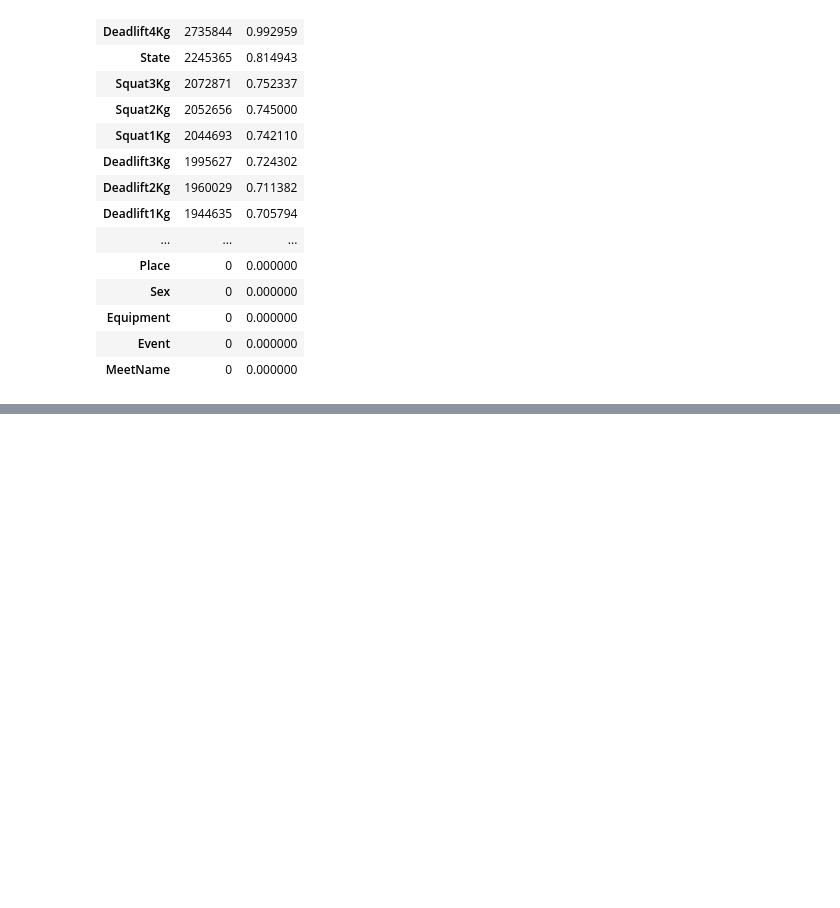
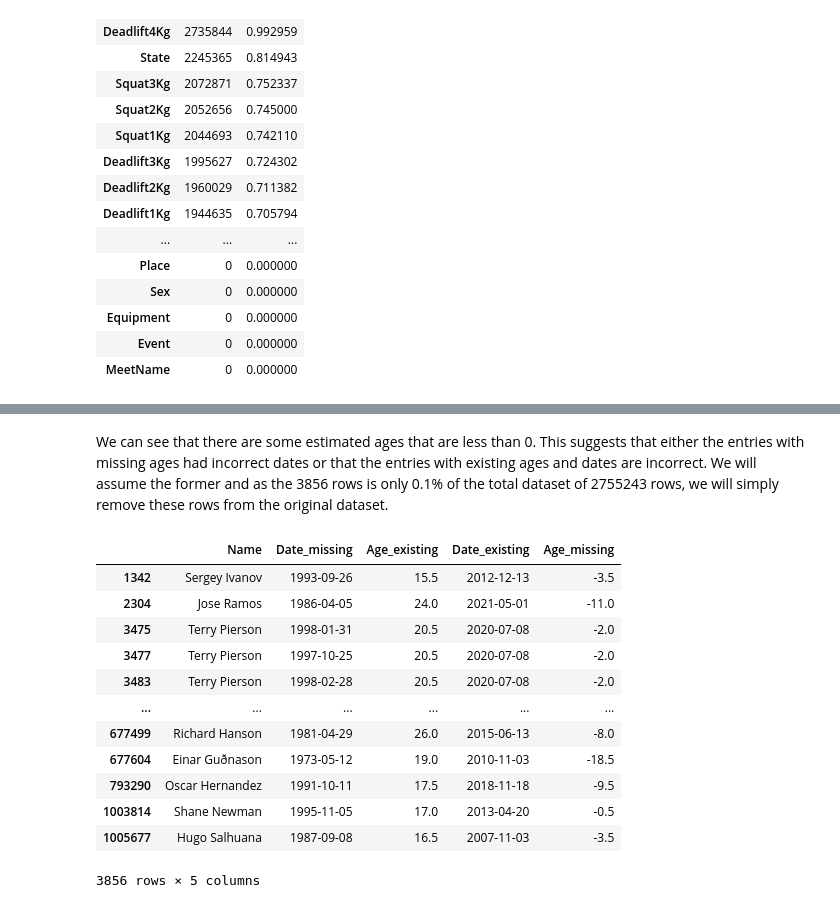
Before and after one commit to kim-jason/PowerliftingDataset, a Jupyter notebook: Powerlifting_Data_Science_Project.ipynb, the cells around one changed output, grey strips where cells are left out. Saved outputs shown, nothing was run; the diff lists cells and outputs as text; code cells hidden in the pictures; blank space fills up the shorter version.

```diff
--- a/Powerlifting_Data_Science_Project.ipynb
+++ b/Powerlifting_Data_Science_Project.ipynb
@@ -149,0 +247,23 @@ zeros = cleaned_df['']
+# %% [markdown]
+We can see that there are some estimated ages that are less than 0. This suggests that either the entries with missing ages had incorrect dates or that the entries with existing ages and dates are incorrect. We will assume the former and as the 3856 rows is only 0.1% of the total dataset of 2755243 rows, we will simply remove these rows from the original dataset.
+# %%
+# See the 3856 rows with negative estimated ages
+display(lifters_missing_age[lifters_missing_age['Age_missing'] < 0])
+
+
+# Remove the rows with missing ages that are assumed to have incorrect dates
+#ASDF
+# %% [output]
+|  | Name | Date_missing | Age_existing | Date_existing | Age_missing |
+| 1342 | Sergey Ivanov | 1993-09-26 | 15.5 | 2012-12-13 | -3.5 |
+| 2304 | Jose Ramos | 1986-04-05 | 24.0 | 2021-05-01 | -11.0 |
+| 3475 | Terry Pierson | 1998-01-31 | 20.5 | 2020-07-08 | -2.0 |
+| 3477 | Terry Pierson | 1997-10-25 | 20.5 | 2020-07-08 | -2.0 |
+| 3483 | Terry Pierson | 1998-02-28 | 20.5 | 2020-07-08 | -2.0 |
+| ... | ... | ... | ... | ... | ... |
+| 677499 | Richard Hanson | 1981-04-29 | 26.0 | 2015-06-13 | -8.0 |
+| 677604 | Einar Guðnason | 1973-05-12 | 19.0 | 2010-11-03 | -18.5 |
+| 793290 | Oscar Hernandez | 1991-10-11 | 17.5 | 2018-11-18 | -9.5 |
+| 1003814 | Shane Newman | 1995-11-05 | 17.0 | 2013-04-20 | -0.5 |
+| 1005677 | Hugo Salhuana | 1987-09-08 | 16.5 | 2007-11-03 | -3.5 |
+3856 rows × 5 columns
```
Also changed, not shown: parts of 14 cells of this notebook.
